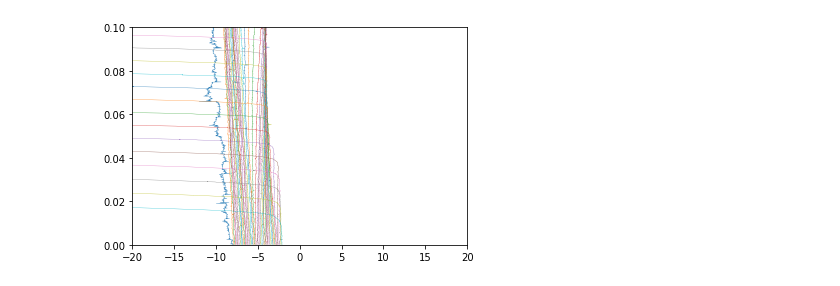
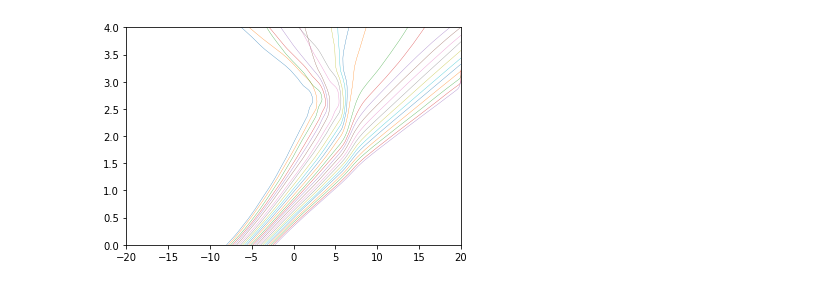
Before and after one commit to Totom3/bohmian-mechanics, a Jupyter notebook: NN_trajectories_generator.ipynb, the cells around one changed output. Cells and saved outputs as stored; diff of their text form; code cells hidden in the pictures.

```diff
--- a/NN_trajectories_generator.ipynb
+++ b/NN_trajectories_generator.ipynb
@@ -21,7 +21,7 @@ x.shape
 # %%
 nt = x.shape[1]
 N = x.shape[2]
-T = 5 # final time
+T = 4 # final time
 dt = T/N #time step
 # %%
 class TNet(nn.Module):
@@ -70,9 +59,9 @@ criterion = nn.MSELoss()
 # %%
 y = np.zeros([1, 2, nt, N])
 # %%
-y[0, :, :, :3] = x[:, :, :3]
+y[0, :, :, :9] = x[:, :, :9]
 # %%
-pot = np.load('pots/try1_pot.npy')
+pot = np.load('pots/gauss1_pot.npy')
 # %%
 potent = interpol.interp1d(Xgrid, pot)
 # %%
@@ -84,10 +73,10 @@ plt.show()
 # %%
-for t in range(3,N):
-    prediction = (net.forward(torch.from_numpy(y[:, :, :, t-3:t]))).detach().numpy()
-    pred1 = prediction[:, :, 0]
-    potential = potent(np.clip(pred1, -20, 20))
-    together = np.stack((pred1, potential), axis = 1)
-    y[:, :, :, t] = together
+for t in range(9,N):
+    df_prediction = (net.forward(torch.from_numpy(y[:, :, :, t - 9: t]))).detach().numpy()
+    pred = y[:, 0, :, t-1] + df_prediction
+    potential = potent(np.clip(pred, -20, 20))
+    together = np.stack((pred, potential), axis = 1)
+    y[0, :, :, t] = together
 # %%
 Tgrid = np.linspace(0, N*dt, N)
 skip = 20
@@ -102,8 +91,9 @@ plt.show()
 # %%
 plt.figure()
-plt.axis([xi, xf, 0, 1000*dt])
+plt.axis([xi, xf, 0, N*dt])
+# for l in range(nt//skip):
 for l in range(nt//skip):
     plt.plot(y[0, 0, l*skip,:],Tgrid, linewidth=0.3)
 plt.show()
 # %% [output]
-[figure, old version]
+[figure, new version]
```
Also changed, not shown: parts of 5 cells of this notebook, 1 other file.
